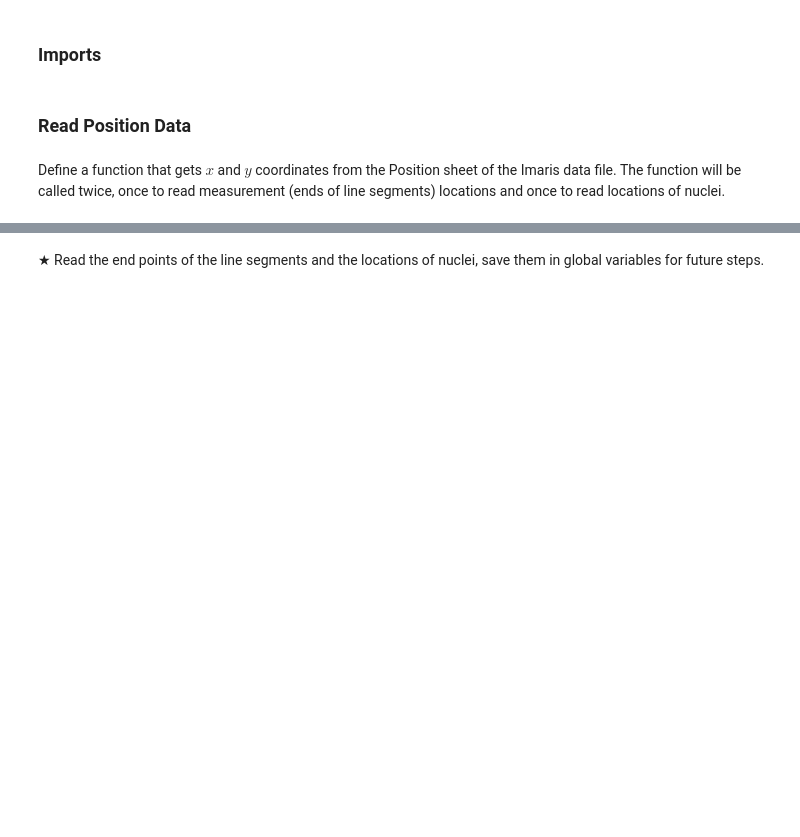
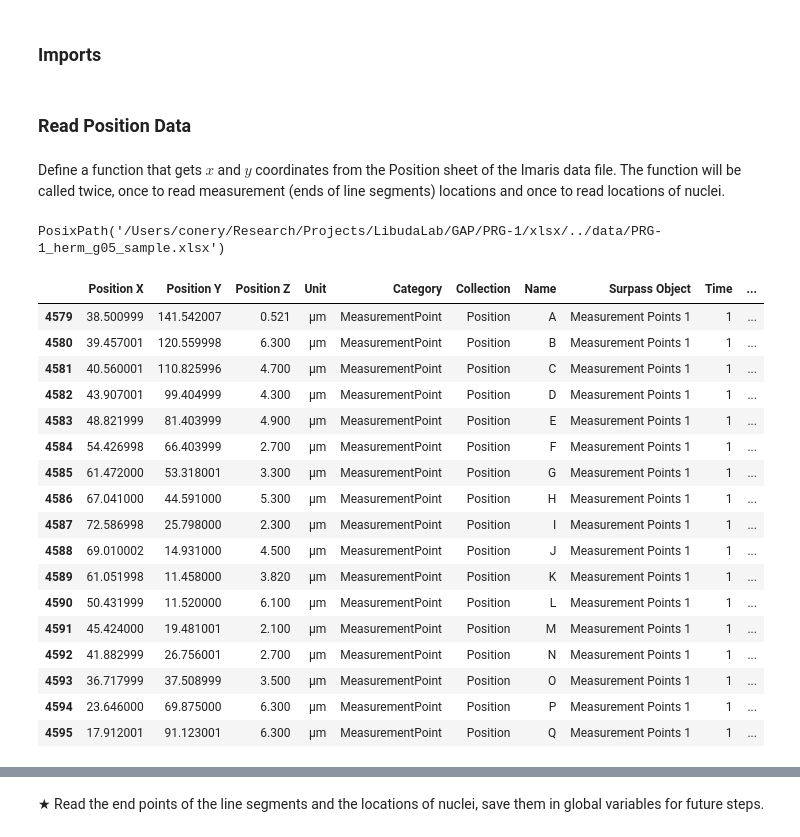
Before and after one commit to conery/gawp, a Jupyter notebook: sandbox/linearization.ipynb, the cells around one changed output, grey strips where cells are left out. Drawn from its saved outputs; the diff is of its cells as text; code cells hidden in the pictures; blank space fills up the shorter version.

```diff
--- a/sandbox/linearization.ipynb
+++ b/sandbox/linearization.ipynb
@@ -13,7 +22,7 @@ This notebook has code that will run the entire linearization process on a singl
 
 from pathlib import Path
 
-TEST_DATA = '210924_DLW67_noAUX_HS_RAD51_AID_herm_g05_stitched.xlsx'
+TEST_DATA = '../data/PRG-1_herm_g05_sample.xlsx'
 
 PROJECT_DIR = Path.home() / 'Research/Projects/LibudaLab/GAP/PRG-1'
 IMARIS_FILE = PROJECT_DIR / 'xlsx' / TEST_DATA
@@ -83,3 +92,32 @@ def read_positions(f: pd.ExcelFile, category: str):
     }).set_geometry('point')
 
     return df
+# %%
+IMARIS_FILE
+# %% [output]
+PosixPath('/Users/conery/Research/Projects/LibudaLab/GAP/PRG-1/xlsx/../data/PRG-1_herm_g05_sample.xlsx')
+# %%
+with pd.ExcelFile(TEST_DATA, engine='calamine') as f:
+    sheet = f.parse("Position", header=1)
+    pf = sheet[sheet['Category']=='MeasurementPoint']
+# %%
+pf
+# %% [output]
+|  | Position X | Position Y | Position Z | Unit | Category | Collection | Name | Surpass Object | Time | ... |
+| 4579 | 38.500999 | 141.542007 | 0.521 | µm | MeasurementPoint | Position | A | Measurement Points 1 | 1 | ... |
+| 4580 | 39.457001 | 120.559998 | 6.300 | µm | MeasurementPoint | Position | B | Measurement Points 1 | 1 | ... |
+| 4581 | 40.560001 | 110.825996 | 4.700 | µm | MeasurementPoint | Position | C | Measurement Points 1 | 1 | ... |
+| 4582 | 43.907001 | 99.404999 | 4.300 | µm | MeasurementPoint | Position | D | Measurement Points 1 | 1 | ... |
+| 4583 | 48.821999 | 81.403999 | 4.900 | µm | MeasurementPoint | Position | E | Measurement Points 1 | 1 | ... |
+| 4584 | 54.426998 | 66.403999 | 2.700 | µm | MeasurementPoint | Position | F | Measurement Points 1 | 1 | ... |
+| 4585 | 61.472000 | 53.318001 | 3.300 | µm | MeasurementPoint | Position | G | Measurement Points 1 | 1 | ... |
+| 4586 | 67.041000 | 44.591000 | 5.300 | µm | MeasurementPoint | Position | H | Measurement Points 1 | 1 | ... |
+| 4587 | 72.586998 | 25.798000 | 2.300 | µm | MeasurementPoint | Position | I | Measurement Points 1 | 1 | ... |
+| 4588 | 69.010002 | 14.931000 | 4.500 | µm | MeasurementPoint | Position | J | Measurement Points 1 | 1 | ... |
+| 4589 | 61.051998 | 11.458000 | 3.820 | µm | MeasurementPoint | Position | K | Measurement Points 1 | 1 | ... |
+| 4590 | 50.431999 | 11.520000 | 6.100 | µm | MeasurementPoint | Position | L | Measurement Points 1 | 1 | ... |
+| 4591 | 45.424000 | 19.481001 | 2.100 | µm | MeasurementPoint | Position | M | Measurement Points 1 | 1 | ... |
+| 4592 | 41.882999 | 26.756001 | 2.700 | µm | MeasurementPoint | Position | N | Measurement Points 1 | 1 | ... |
+| 4593 | 36.717999 | 37.508999 | 3.500 | µm | MeasurementPoint | Position | O | Measurement Points 1 | 1 | ... |
+| 4594 | 23.646000 | 69.875000 | 6.300 | µm | MeasurementPoint | Position | P | Measurement Points 1 | 1 | ... |
+| 4595 | 17.912001 | 91.123001 | 6.300 | µm | MeasurementPoint | Position | Q | Measurement Points 1 | 1 | ... |
```
Also changed, not shown: parts of 5 cells of this notebook, 18 other files.
